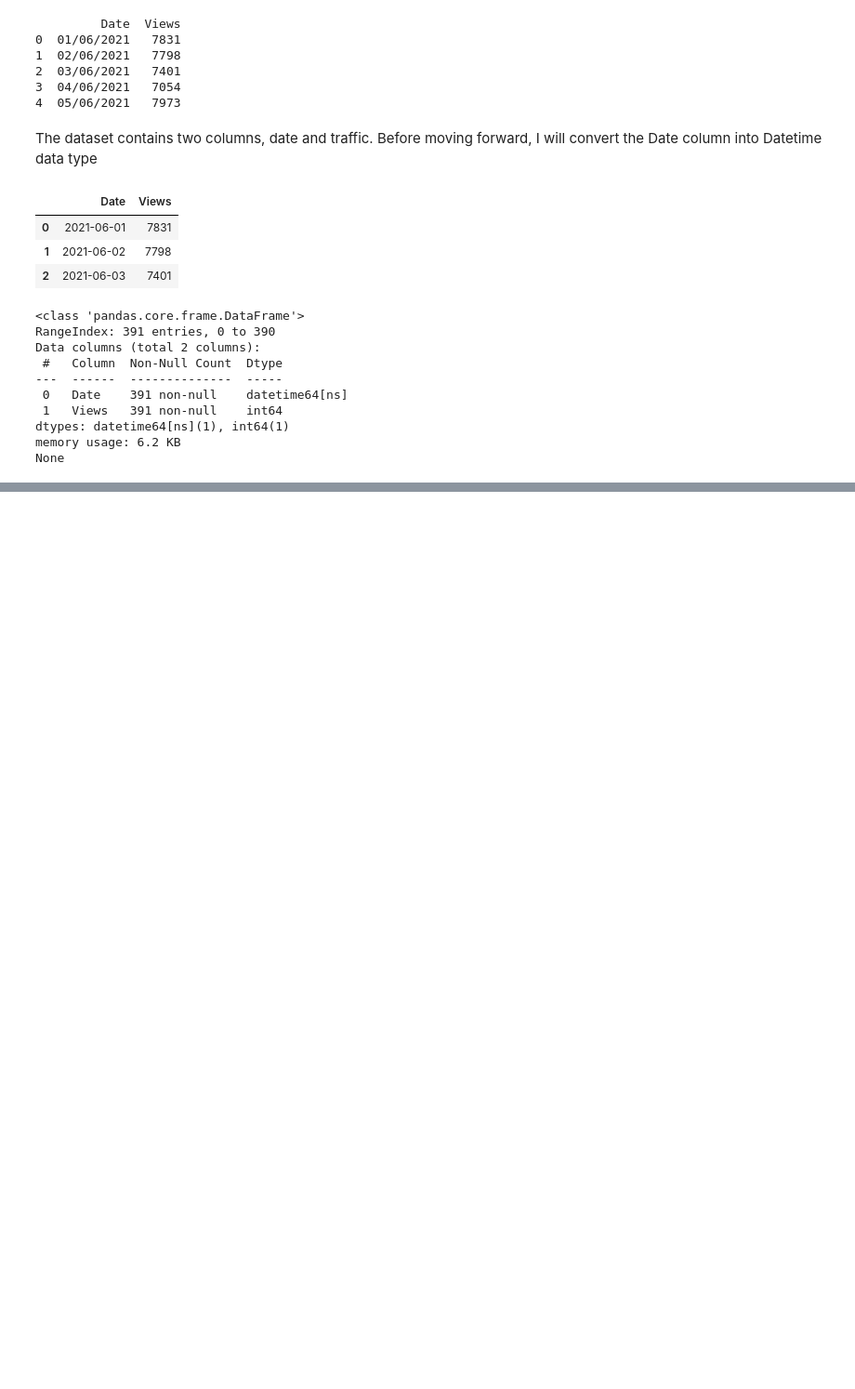
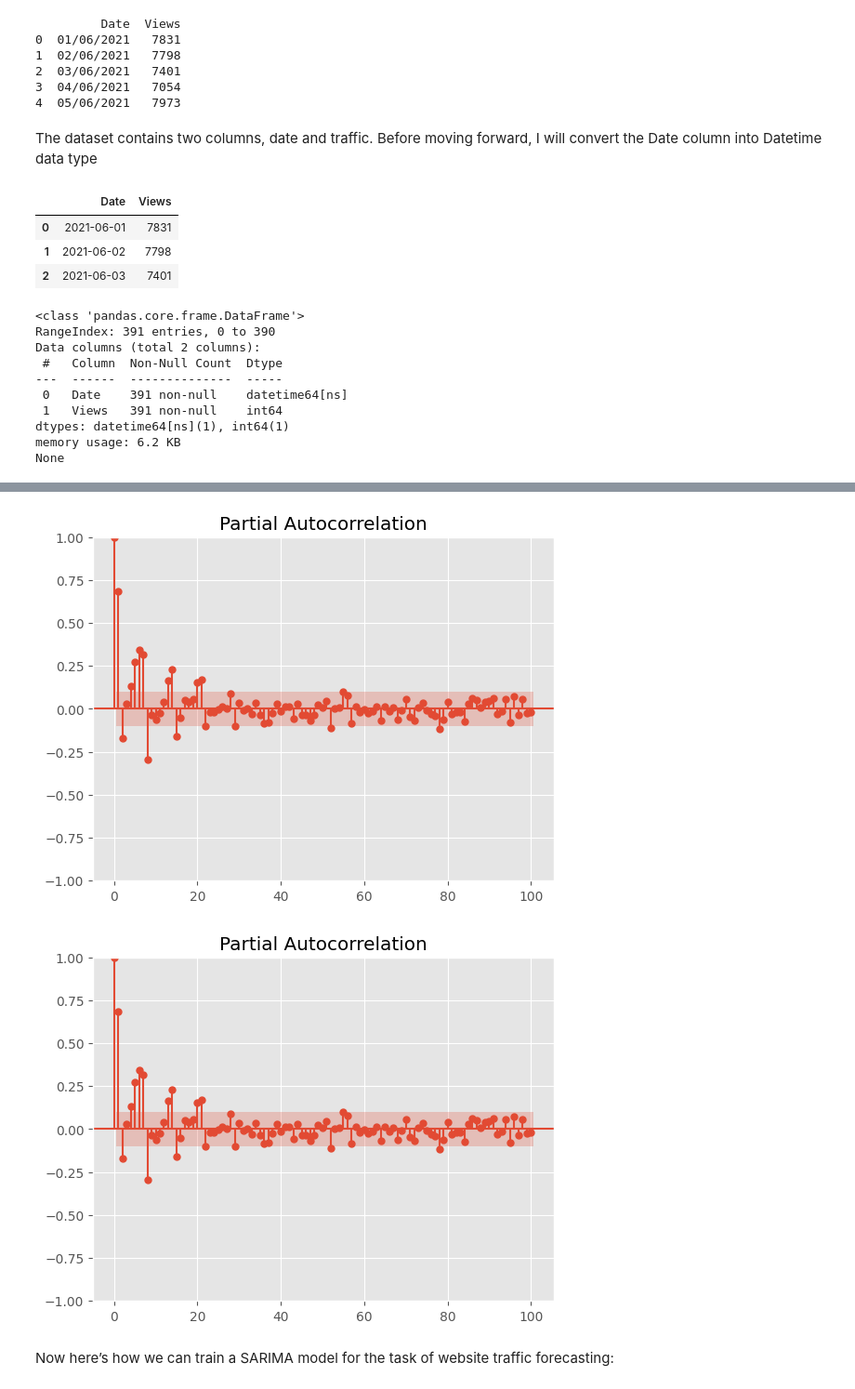
Before and after one commit to Hmati/Website_Traffic_Forecasting, a Jupyter notebook: Notebook.ipynb, the cells around one changed output, grey strips where cells are left out. Shown at 93% size. Cells and saved outputs as stored; diff of their text form; code cells hidden in the pictures; blank space fills up the shorter version.

```diff
--- a/Notebook.ipynb
+++ b/Notebook.ipynb
@@ -55,0 +77,7 @@ plt.show()
+# %%
+plot_pacf(data["Views"], lags = 100)
+# %% [output]
+[figure, added]
+[figure, added]
+# %% [markdown]
+Now here’s how we can train a SARIMA model for the task of website traffic forecasting:
```
Also changed, not shown: parts of 10 cells of this notebook.
